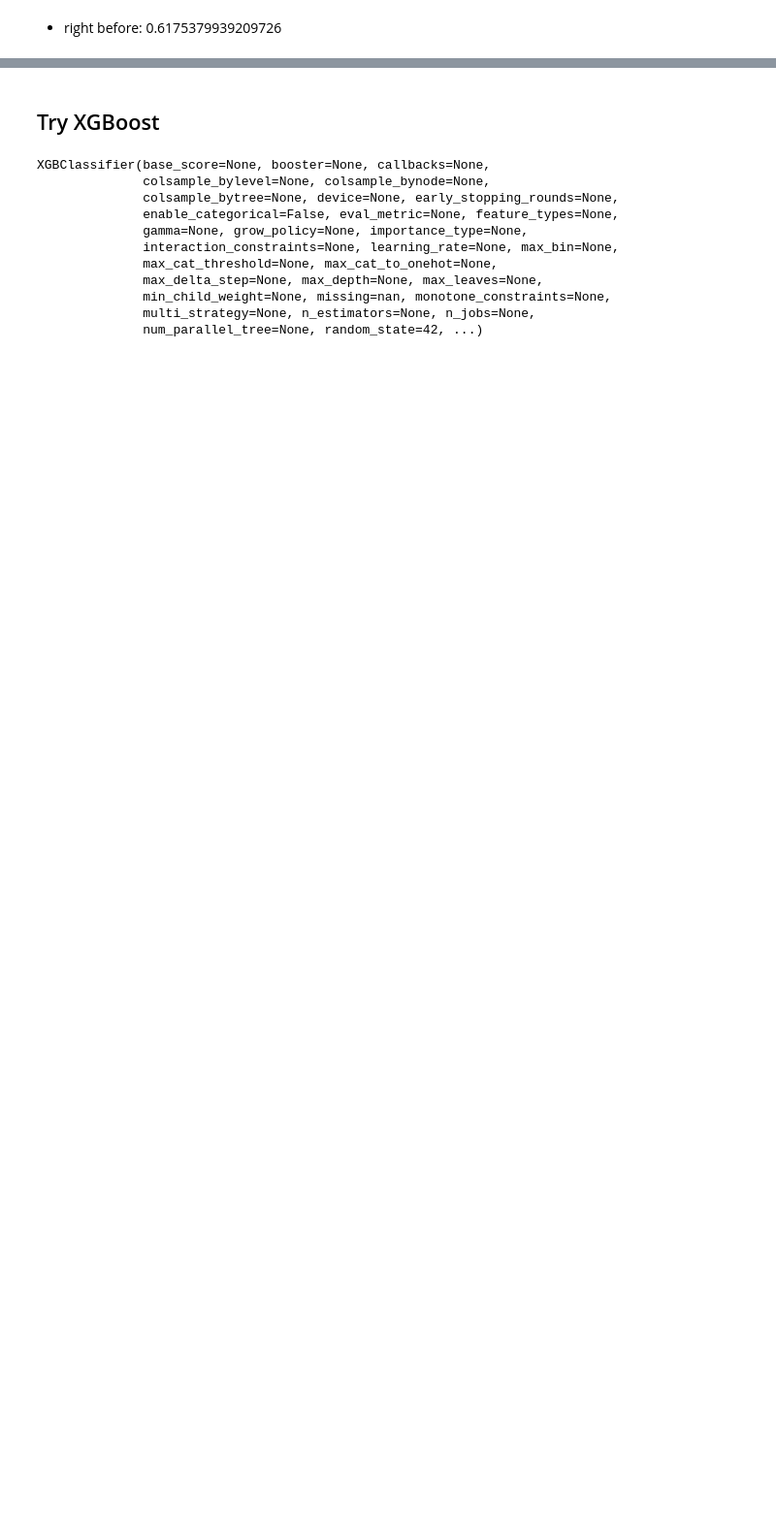
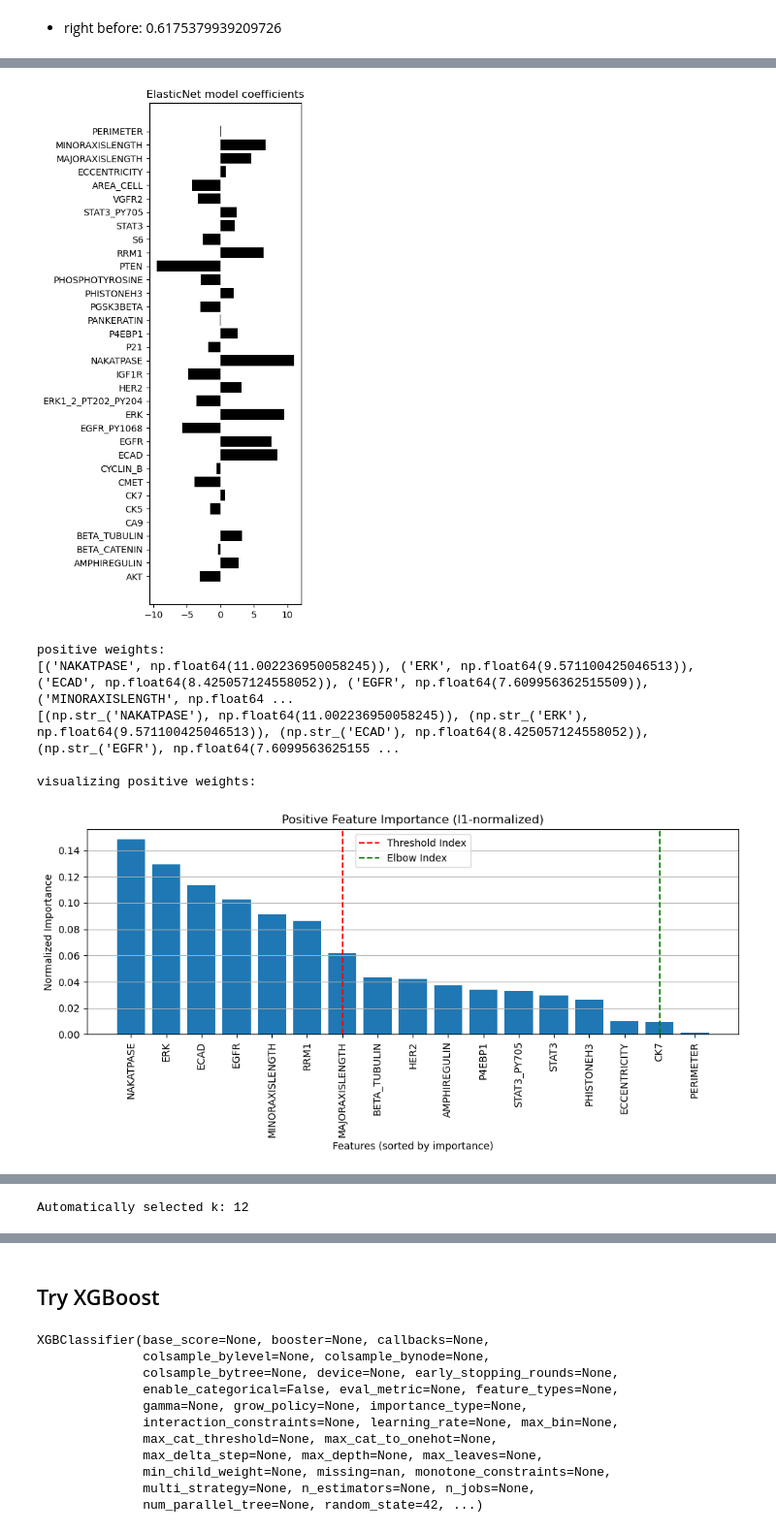
Before and after one commit to gmachiraju/K2, a Jupyter notebook: notebooks/spatial-bio/Step9-KnowledgeDistill.ipynb, the cells around one changed output, grey strips where cells are left out. Shown at 97% size. Cells and saved outputs as stored; diff of their text form; code cells hidden in the pictures; blank space fills up the shorter version.

Commit message:
updated analyses for spatial biology application

```diff
--- a/notebooks/spatial-bio/Step9-KnowledgeDistill.ipynb
+++ b/notebooks/spatial-bio/Step9-KnowledgeDistill.ipynb
@@ -569,0 +322,4 @@ top_positives_threshold_mass(sorted_scores, threshold=0.75)
+# %%
+import utils
+# utils.serialize(clf, "/scr/gmachi/prospection/K2/notebooks/spatial-bio/elasticnet_model_2-13.obj")
+clf = utils.deserialize("/oak/stanford/groups/paragm/gautam/prospection/K2/notebooks/spatial-bio/elasticnet_model_2-13.obj")
@@ -569,0 +361,7 @@ top_positives_threshold_mass(sorted_scores, threshold=0.75)
+# %%
+# G_ex = deserialize("/scr/biggest/gmachi/datasets/celldive_lung/for_ml/for_prospect_final/S3.obj")
+G_ex = deserialize("/oak/stanford/groups/paragm/hazy_backup/data_envs/gmachi/datasets/celldive_lung/for_ml/for_prospect_final/S3.obj")
+prot_feats = list(G_ex.nodes[0]["biomarker_expression"].keys())
+morph_feats = ['AREA_CELL', 'ECCENTRICITY', 'MAJORAXISLENGTH', 'MINORAXISLENGTH', 'PERIMETER']
+all_feats = prot_feats + morph_feats
+print(all_feats)
@@ -569,0 +374,10 @@ top_positives_threshold_mass(sorted_scores, threshold=0.75)
+# %%
+run_full_aic_analysis(0, clf, all_feats, Xt, yt_multi)
+# %% [output]
+[figure, added]
+positive weights:
+[('NAKATPASE', np.float64(11.002236950058245)), ('ERK', np.float64(9.571100425046513)), ('ECAD', np.float64(8.425057124558052)), ('EGFR', np.float64(7.609956362515509)), ('MINORAXISLENGTH', np.float64 ...
+[(np.str_('NAKATPASE'), np.float64(11.002236950058245)), (np.str_('ERK'), np.float64(9.571100425046513)), (np.str_('ECAD'), np.float64(8.425057124558052)), (np.str_('EGFR'), np.float64(7.6099563625155 ...
+
+visualizing positive weights:
+[figure, added]
@@ -569,0 +391 @@ top_positives_threshold_mass(sorted_scores, threshold=0.75)
+Automatically selected k: 12
```
Also changed, not shown: parts of 120 cells of this notebook, 10 other files.
